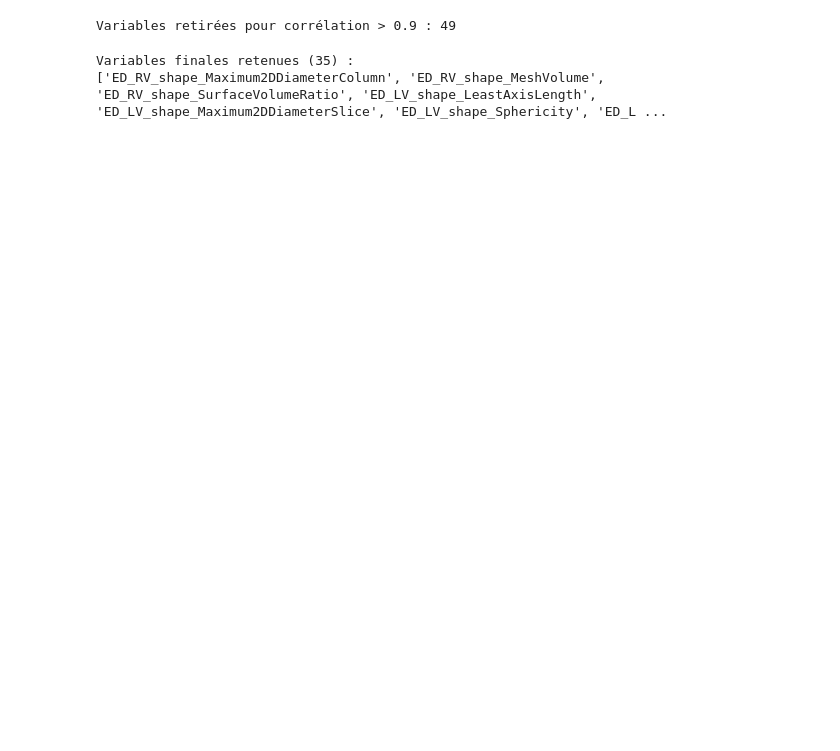
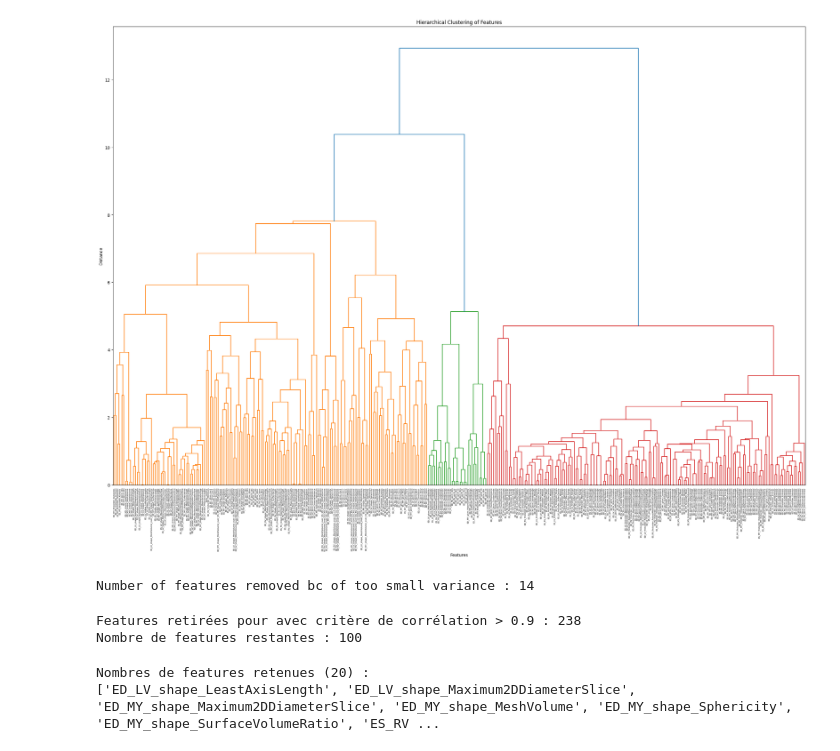
Before and after one commit to Loudwig/CardiacPathoPrediction, a Jupyter notebook: pipeline_feature_selection.ipynb, the cells around one changed output. Drawn from its saved outputs; the diff is of its cells as text; code cells hidden in the pictures; blank space fills up the shorter version.

```diff
--- a/pipeline_feature_selection.ipynb
+++ b/pipeline_feature_selection.ipynb
@@ -45,37 +75,61 @@ plt.show()
+# %%
+linkage_matrix = sch.linkage(1 - corr, method='average')
+
+
+# We plot what is called a dendrogram to vizualize relationship between the different features.
+plt.figure(figsize=(30, 20))
+sch.dendrogram(linkage_matrix, labels=scaled_features.columns, orientation='top', distance_sort='descending', show_leaf_counts=True)
+plt.title("Hierarchical Clustering of Features")
+plt.xlabel("Features")
+plt.ylabel("Distance")
+plt.show()
+# %% [output]
+[figure, added]
 # %%
-# On retire les features avec une Variance trop faible. Elle ne permettront pas de séparer la donée.
+# On retire les features avec une Variance trop faible. Pour l'instant je supprime juste les features constantes.
 
-var_sel = VarianceThreshold(threshold=0.0)
+var_sel = VarianceThreshold(threshold=1e-3)
 X1 = var_sel.fit_transform(X_train)
 selected_var = X_train.columns[var_sel.get_support()]
+print(f"Number of features removed bc of too small variance : {len(X_train.columns) - len(selected_var)}")
+# %% [output]
+Number of features removed bc of too small variance : 14
 # %%
 
-# 4 · Sélection 2 : corrélation élevée (> 0.9) --------------------------------
-def drop_high_corr(df, thr=0.9):
+def drop_high_corr(df, threshold=0.9):
     c = df.corr(numeric_only=True).abs()
     upper = c.where(np.triu(np.ones(c.shape), k=1).astype(bool))
-    to_drop = [col for col in upper.columns if any(upper[col] > thr)]
+    to_drop = [col for col in upper.columns if any(upper[col] > threshold)]
     return df.drop(columns=to_drop), to_drop
 
-X2_df, highly_corr = drop_high_corr(
-    pd.DataFrame(X1, columns=selected_var), thr=0.90
-)
-print(f"Variables retirées pour corrélation > 0.9 : {len(highly_corr)}")
+X2_df, highly_corr = drop_high_corr(pd.DataFrame(X1, columns=selected_var), threshold=0.90)
+
+print(f"Features retirées pour avec critère de corrélation > 0.9 : {len(highly_corr)}")
+print(f"Nombre de features restantes : {X2_df.shape[1]}")
 # %% [output]
-Variables retirées pour corrélation > 0.9 : 49
+Features retirées pour avec critère de corrélation > 0.9 : 238
+Nombre de features restantes : 100
 # %%
 
-# 5 · Sélection 3 : méthode embarquée (Random Forest + RFE) --------------------
+# To further reduce the number of features I used a method called Recursive feature elimination.
+# This method trains a model (I choose RF as this is the model we will use after),
+# compute feature importance,
+# eliminate the least important ones
+# And redo this process until reaching the number of feature wanted
+
+N_features = 20
+
 rf   = RandomForestClassifier(n_estimators=500 ,n_jobs=-1)
-step = max(1, int(0.1 * X2_df.shape[1]))      # retirer 10 % des variables / étape
-rfe  = RFE(estimator=rf, n_features_to_select=30, step=step)  # garde 30 features
+# retirer 10 % des variables à chaque fit
+step = max(1, int(0.1 * X2_df.shape[1]))
+rfe  = RFE(estimator=rf, n_features_to_select=N_features, step=step)
 
 rfe.fit(X2_df, y_train)
 selected_final = X2_df.columns[rfe.get_support()]
-print(f"Variables finales retenues ({len(selected_final)}) :")
+print(f"Nombres de features retenues ({len(selected_final)}) :")
 print(selected_final.tolist())
 # %% [output]
-Variables finales retenues (35) :
-['ED_RV_shape_Maximum2DDiameterColumn', 'ED_RV_shape_MeshVolume', 'ED_RV_shape_SurfaceVolumeRatio', 'ED_LV_shape_LeastAxisLength', 'ED_LV_shape_Maximum2DDiameterSlice', 'ED_LV_shape_Sphericity', 'ED_L ...
+Nombres de features retenues (20) :
+['ED_LV_shape_LeastAxisLength', 'ED_LV_shape_Maximum2DDiameterSlice', 'ED_MY_shape_Maximum2DDiameterSlice', 'ED_MY_shape_MeshVolume', 'ED_MY_shape_Sphericity', 'ED_MY_shape_SurfaceVolumeRatio', 'ES_RV ...
 # %%
 
```
Also changed, not shown: parts of 11 cells of this notebook, 35 other files.
